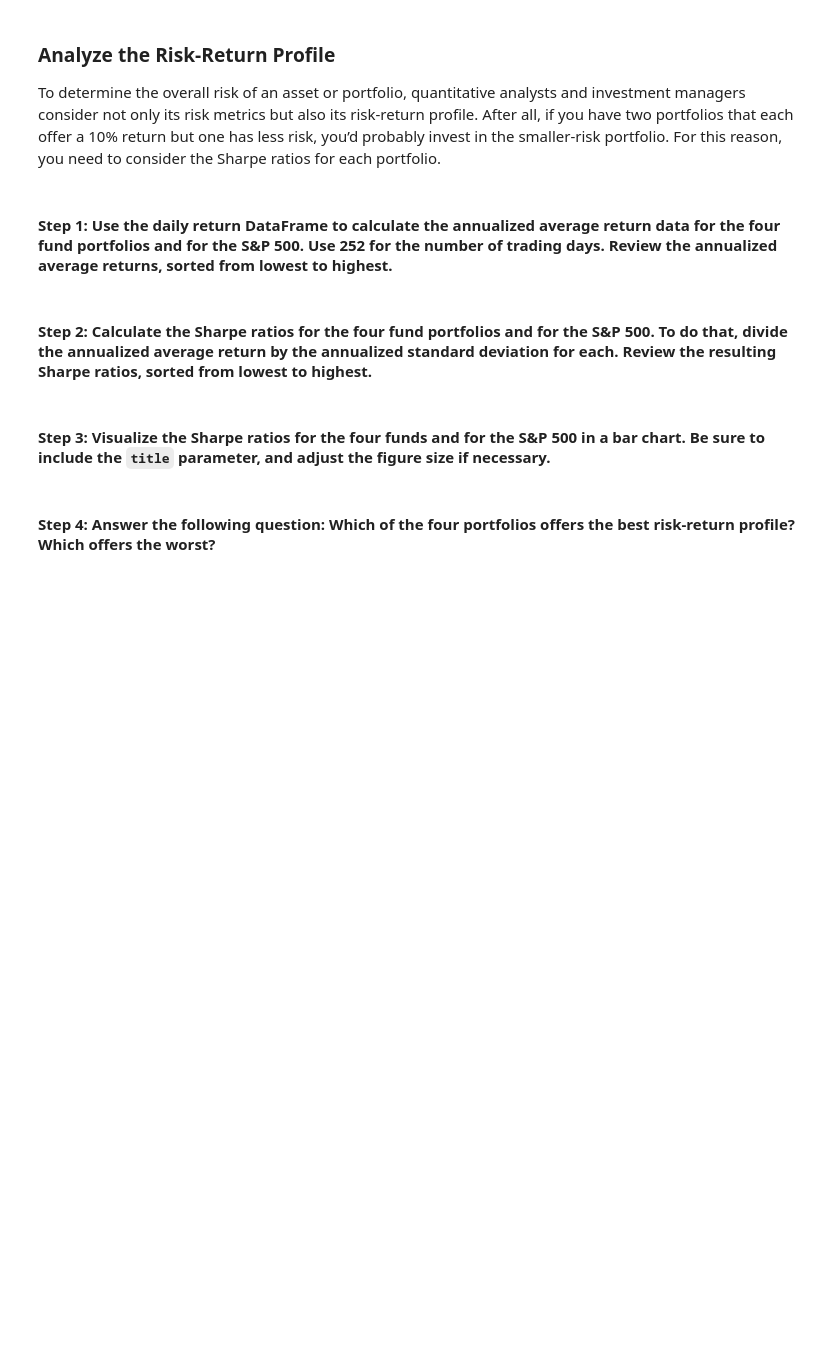
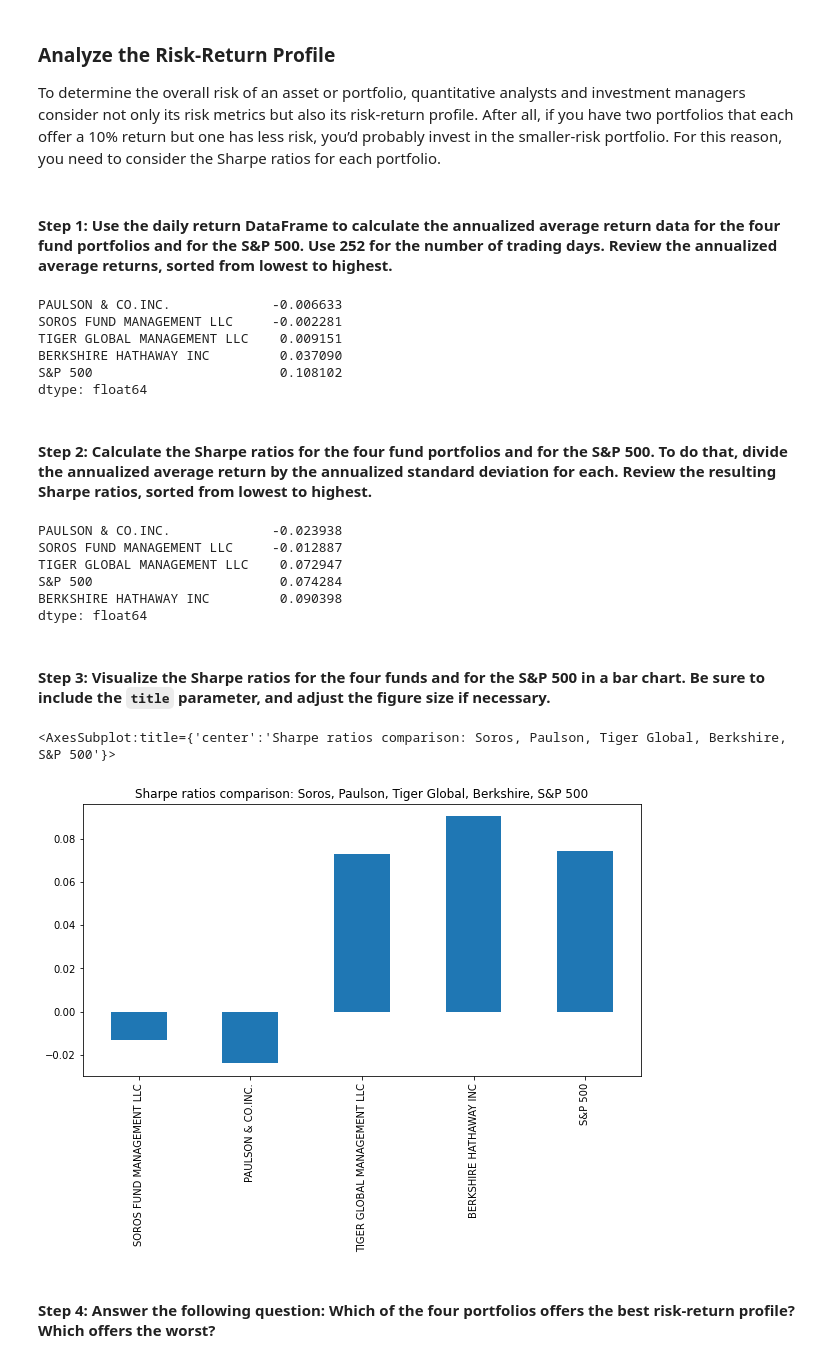
Before and after one commit to AquibaB/Analysis-investment-portfolio, a Jupyter notebook: risk_return_analysis.ipynb, the cells around one changed output. Drawn from its saved outputs; the diff is of its cells as text; code cells hidden in the pictures; blank space fills up the shorter version.

Commit message:
sharpe ratio

```diff
--- a/risk_return_analysis.ipynb
+++ b/risk_return_analysis.ipynb
@@ -310,19 +310,39 @@ To determine the overall risk of an asset or portfolio, quantitative analysts an
 # Calculate the annual average return data for the for fund portfolios and the S&P 500
 # Use 252 as the number of trading days in the year
 # Review the annual average returns sorted from lowest to highest
-# YOUR CODE HERE
+trading_days = 252
+annualized_returns = daily_returns.mean() * trading_days
+annualized_returns.sort_values()
+# %% [output]
+PAULSON & CO.INC.             -0.006633
+SOROS FUND MANAGEMENT LLC     -0.002281
+TIGER GLOBAL MANAGEMENT LLC    0.009151
+BERKSHIRE HATHAWAY INC         0.037090
+S&P 500                        0.108102
+dtype: float64
 # %% [markdown]
 #### Step 2: Calculate the Sharpe ratios for the four fund portfolios and for the S&P 500. To do that, divide the annualized average return by the annualized standard deviation for each. Review the resulting Sharpe ratios, sorted from lowest to highest.
 # %%
 # Calculate the annualized Sharpe Ratios for each of the 4 portfolios and the S&P 500.
 # Review the Sharpe ratios sorted lowest to highest
-# YOUR CODE HERE
+sharpe_ratios = annualized_returns / funds_std_annual
+sharpe_ratios.sort_values()
+# %% [output]
+PAULSON & CO.INC.             -0.023938
+SOROS FUND MANAGEMENT LLC     -0.012887
+TIGER GLOBAL MANAGEMENT LLC    0.072947
+S&P 500                        0.074284
+BERKSHIRE HATHAWAY INC         0.090398
+dtype: float64
 # %% [markdown]
 #### Step 3: Visualize the Sharpe ratios for the four funds and for the S&P 500 in a bar chart. Be sure to include the `title` parameter, and adjust the figure size if necessary.
 # %%
 # Visualize the Sharpe ratios as a bar chart
 # Include a title parameter and adjust the figure size
-# YOUR CODE HERE
+sharpe_ratios.plot(kind='bar', figsize=(10,5), title='Sharpe ratios comparison: Soros, Paulson, Tiger Global, Berkshire, S&P 500')
+# %% [output]
+<AxesSubplot:title={'center':'Sharpe ratios comparison: Soros, Paulson, Tiger Global, Berkshire, S&P 500'}>
+[figure, added]
 # %% [markdown]
 #### Step 4: Answer the following question: Which of the four portfolios offers the best risk-return profile? Which offers the worst?
 # %% [markdown]
```
Also changed, not shown: parts of 1 cell of this notebook.
